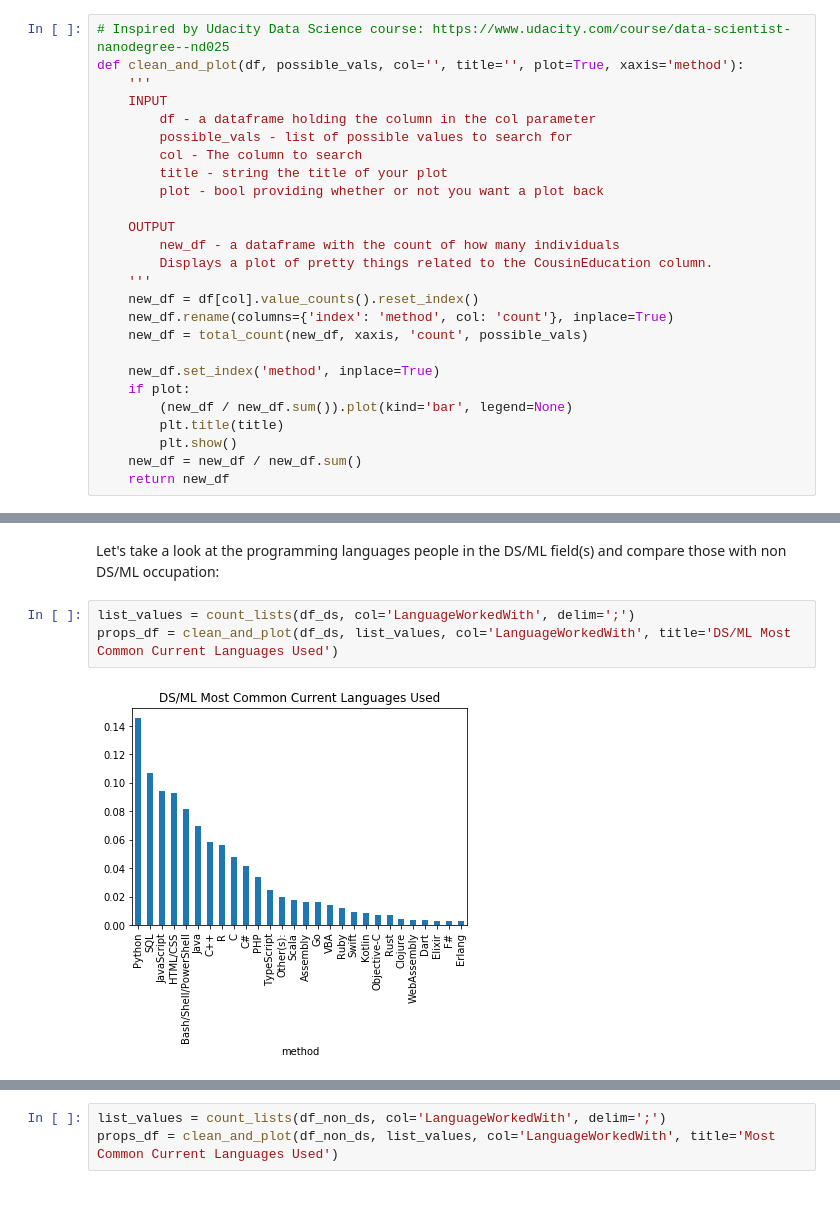
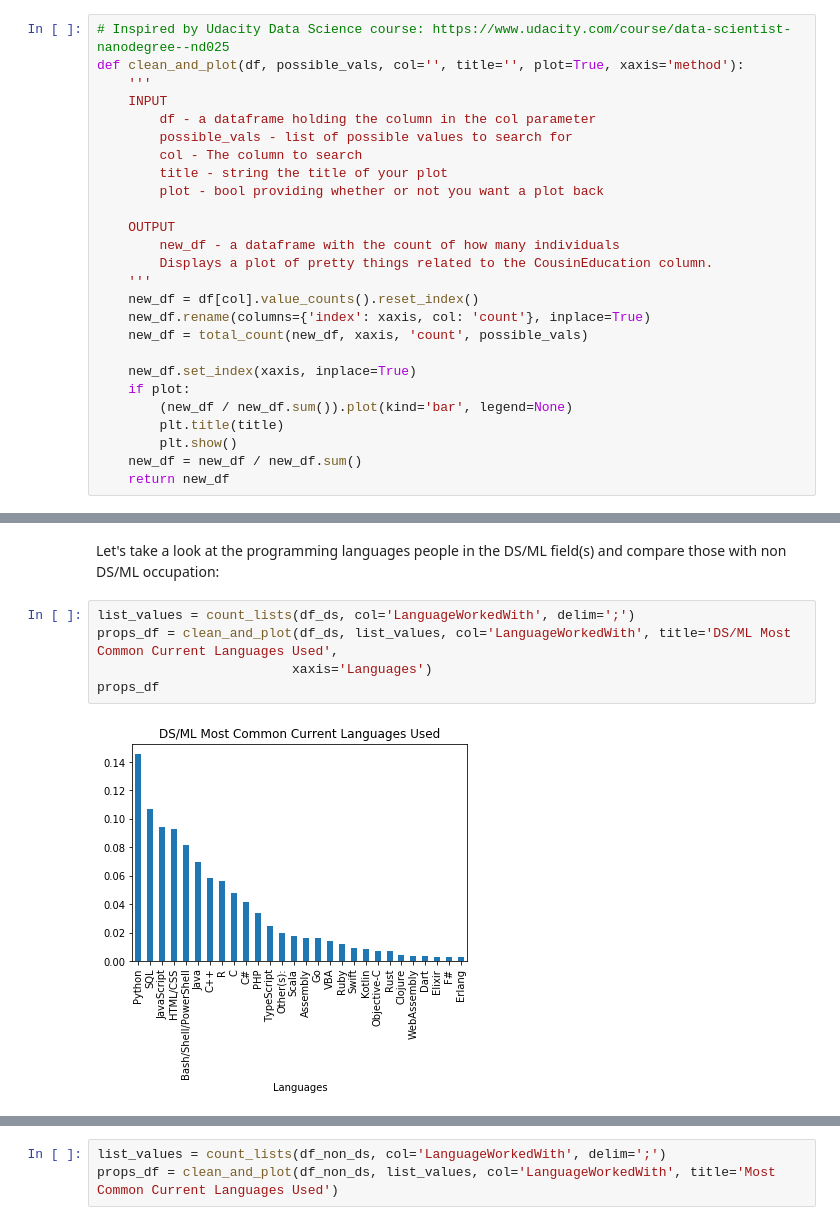
Before and after one commit to lilleboe/stackoverflow_research, a Jupyter notebook: research.ipynb, the cells around one changed output, grey strips where cells are left out. Cells and saved outputs as stored; diff of their text form.

```diff
--- a/research.ipynb
+++ b/research.ipynb
@@ -85,10 +85,10 @@ def clean_and_plot(df, possible_vals, col='', title='', plot=True, xaxis='method
         Displays a plot of pretty things related to the CousinEducation column.
     '''
     new_df = df[col].value_counts().reset_index()
-    new_df.rename(columns={'index': 'method', col: 'count'}, inplace=True)
+    new_df.rename(columns={'index': xaxis, col: 'count'}, inplace=True)
     new_df = total_count(new_df, xaxis, 'count', possible_vals)
 
-    new_df.set_index('method', inplace=True)
+    new_df.set_index(xaxis, inplace=True)
     if plot:
         (new_df / new_df.sum()).plot(kind='bar', legend=None)
         plt.title(title)
@@ -303,6 +352,8 @@ plt.title("Gender Groups");
 Let's take a look at the programming languages people in the DS/ML field(s) and compare those with non DS/ML occupation:
 # %%
 list_values = count_lists(df_ds, col='LanguageWorkedWith', delim=';')
-props_df = clean_and_plot(df_ds, list_values, col='LanguageWorkedWith', title='DS/ML Most Common Current Languages Used')
+props_df = clean_and_plot(df_ds, list_values, col='LanguageWorkedWith', title='DS/ML Most Common Current Languages Used',
+                         xaxis='Languages')
+props_df
 # %% [output]
-[figure, old version]
+[figure, new version]
```
Also changed, not shown: parts of 35 cells of this notebook.
